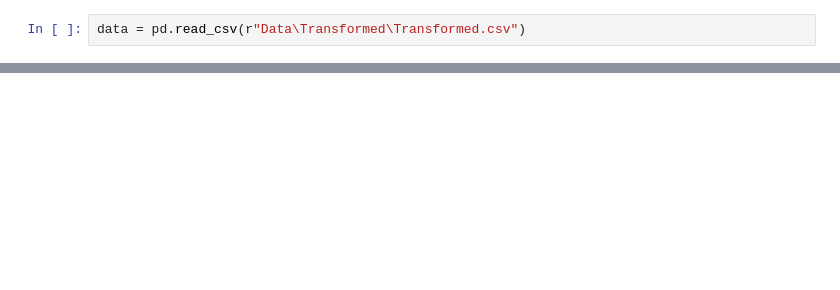
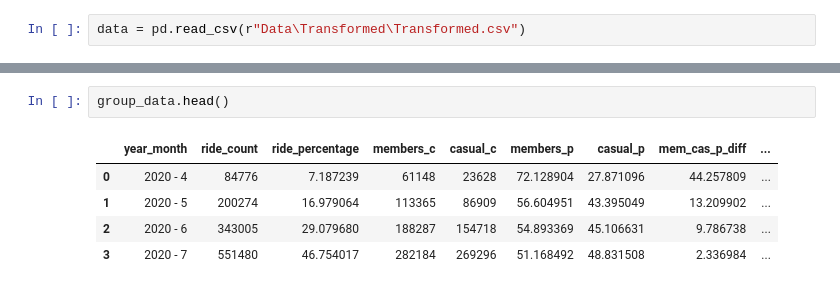
Before and after one commit to deepbdoshi/Google-Analytics-Capstone-Project, a Jupyter notebook: Google Analytics Capstone Project 1.ipynb, the cells around one changed output, grey strips where cells are left out. Drawn from its saved outputs; the diff is of its cells as text; blank space fills up the shorter version.

```diff
--- a/Google Analytics Capstone Project 1.ipynb
+++ b/Google Analytics Capstone Project 1.ipynb
@@ -151,0 +158,8 @@ data.rename(columns={'month-day': 'year-month'}, inplace=True)
+# %%
+group_data.head()
+# %% [output]
+|  | year_month | ride_count | ride_percentage | members_c | casual_c | members_p | casual_p | mem_cas_p_diff | ... |
+| 0 | 2020 - 4 | 84776 | 7.187239 | 61148 | 23628 | 72.128904 | 27.871096 | 44.257809 | ... |
+| 1 | 2020 - 5 | 200274 | 16.979064 | 113365 | 86909 | 56.604951 | 43.395049 | 13.209902 | ... |
+| 2 | 2020 - 6 | 343005 | 29.079680 | 188287 | 154718 | 54.893369 | 45.106631 | 9.786738 | ... |
+| 3 | 2020 - 7 | 551480 | 46.754017 | 282184 | 269296 | 51.168492 | 48.831508 | 2.336984 | ... |
```
Also changed, not shown: parts of 13 cells of this notebook.
